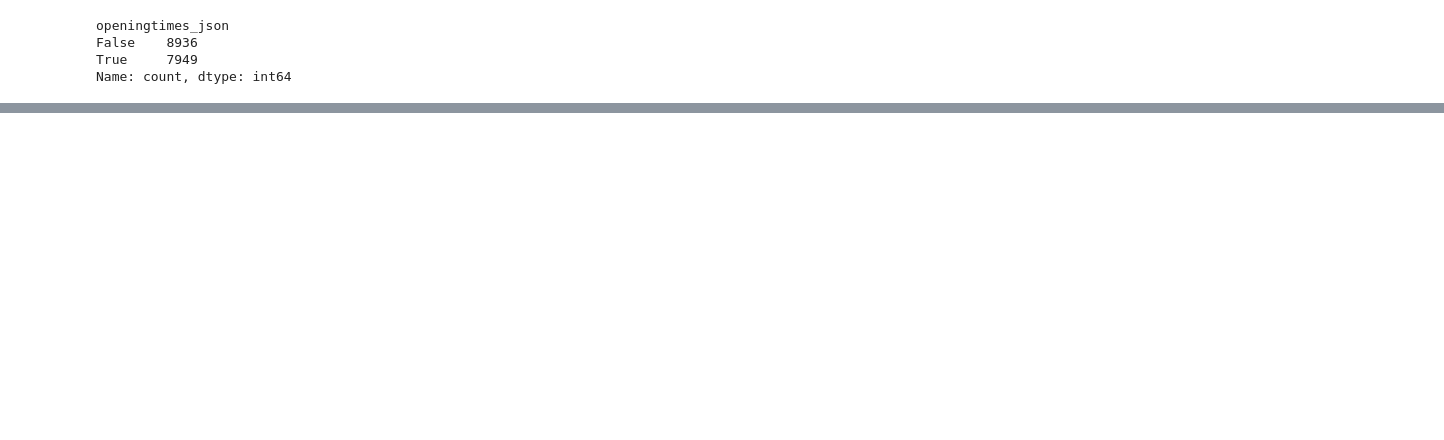
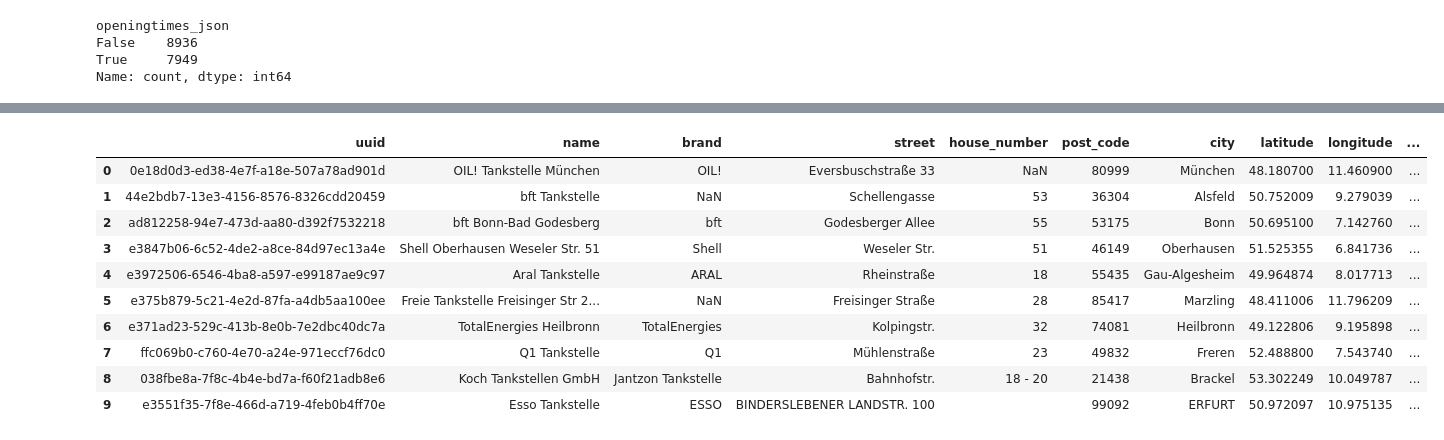
Before and after one commit to petrol-price-predictor/jurassic-juice-juggler, a Jupyter notebook: eda_data.ipynb, the cells around one changed output, grey strips where cells are left out. Cells and saved outputs as stored; diff of their text form; code cells hidden in the pictures; blank space fills up the shorter version.

```diff
--- a/eda_data.ipynb
+++ b/eda_data.ipynb
@@ -168,3 +170,41 @@ openingtimes_json
 False    8936
 True     7949
 Name: count, dtype: int64
+# %%
+import pandas as pd
+import json
+
+def get_days(day_code):
+    days = []
+    days_dict = {
+        1: "Monday",
+        2: "Tuesday",
+        4: "Wednesday",
+        8: "Thursday",
+        16: "Freiday",
+        32: "Saturday",
+        64: "Sunday",
+        128: "Holiday"
+    }
+    for code, day in days_dict.items():
+        if day_code & code:
+            days.append(day)
+    return days
+
+def extract_opening_times(row):
+    opening_times_json = json.loads(row['openingtimes_json'])
+    opening_times = []
+    if 'openingTimes' in opening_times_json:
+        for period in opening_times_json['openingTimes']:
+            days = get_days(period['applicable_days'])
+            start_time = period['periods'][0]['startp']
+            end_time = period['periods'][0]['endp']
+            opening_times.append({
+                'days': days,
+                'start_time': start_time,
+                'end_time': end_time
+            })
+    return opening_times
+
+# Apply the function to each row of the dataframe
+stations_data['opening_times'] = stations_data.apply(extract_opening_times, axis=1)
@@ -213,0 +304,14 @@ prices_data['station_uuid'].value_counts().count()
+# %%
+stations_data.head(10)
+# %% [output]
+|  | uuid | name | brand | street | house_number | post_code | city | latitude | longitude | ... |
+| 0 | 0e18d0d3-ed38-4e7f-a18e-507a78ad901d | OIL! Tankstelle München | OIL! | Eversbuschstraße 33 | NaN | 80999 | München | 48.180700 | 11.460900 | ... |
+| 1 | 44e2bdb7-13e3-4156-8576-8326cdd20459 | bft Tankstelle | NaN | Schellengasse | 53 | 36304 | Alsfeld | 50.752009 | 9.279039 | ... |
+| 2 | ad812258-94e7-473d-aa80-d392f7532218 | bft Bonn-Bad Godesberg | bft | Godesberger Allee | 55 | 53175 | Bonn | 50.695100 | 7.142760 | ... |
+| 3 | e3847b06-6c52-4de2-a8ce-84d97ec13a4e | Shell Oberhausen Weseler Str. 51 | Shell | Weseler Str. | 51 | 46149 | Oberhausen | 51.525355 | 6.841736 | ... |
+| 4 | e3972506-6546-4ba8-a597-e99187ae9c97 | Aral Tankstelle | ARAL | Rheinstraße | 18 | 55435 | Gau-Algesheim | 49.964874 | 8.017713 | ... |
+| 5 | e375b879-5c21-4e2d-87fa-a4db5aa100ee | Freie Tankstelle Freisinger Str 2... | NaN | Freisinger Straße | 28 | 85417 | Marzling | 48.411006 | 11.796209 | ... |
+| 6 | e371ad23-529c-413b-8e0b-7e2dbc40dc7a | TotalEnergies Heilbronn | TotalEnergies | Kolpingstr. | 32 | 74081 | Heilbronn | 49.122806 | 9.195898 | ... |
+| 7 | ffc069b0-c760-4e70-a24e-971eccf76dc0 | Q1 Tankstelle | Q1 | Mühlenstraße | 23 | 49832 | Freren | 52.488800 | 7.543740 | ... |
+| 8 | 038fbe8a-7f8c-4b4e-bd7a-f60f21adb8e6 | Koch Tankstellen GmbH | Jantzon Tankstelle | Bahnhofstr. | 18 - 20 | 21438 | Brackel | 53.302249 | 10.049787 | ... |
+| 9 | e3551f35-7f8e-466d-a719-4feb0b4ff70e | Esso Tankstelle | ESSO | BINDERSLEBENER LANDSTR. 100 |  | 99092 | ERFURT | 50.972097 | 10.975135 | ... |
```
Also changed, not shown: parts of 17 cells of this notebook.
